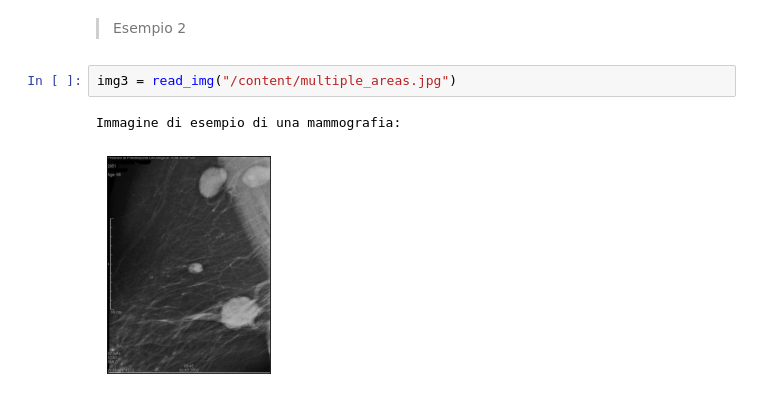
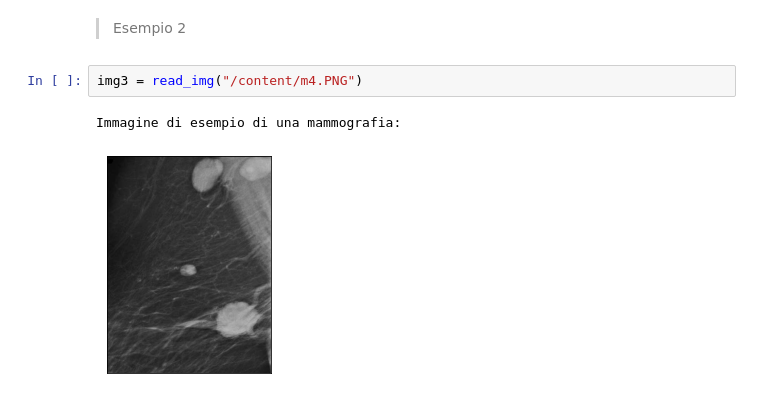
Before and after one commit to alessiapontiggia/LABIAGI-project, a Jupyter notebook: breast_cancer_detection.ipynb, the cells around one changed output. Drawn from its saved outputs; the diff is of its cells as text.

```diff
--- a/breast_cancer_detection.ipynb
+++ b/breast_cancer_detection.ipynb
@@ -371,10 +366,10 @@ Il cluster più popolato è il numero: 4
 
 > Esempio 2
 # %%
-img3 = read_img("/content/multiple_areas.jpg")
+img3 = read_img("/content/m4.PNG")
 # %% [output]
 Immagine di esempio di una mammografia:
-[figure, old version]
+[figure, new version]
 # %%
 mask3, result3 = get_mask(img3)
 # %% [output]
```
Also changed, not shown: parts of 40 cells of this notebook.
